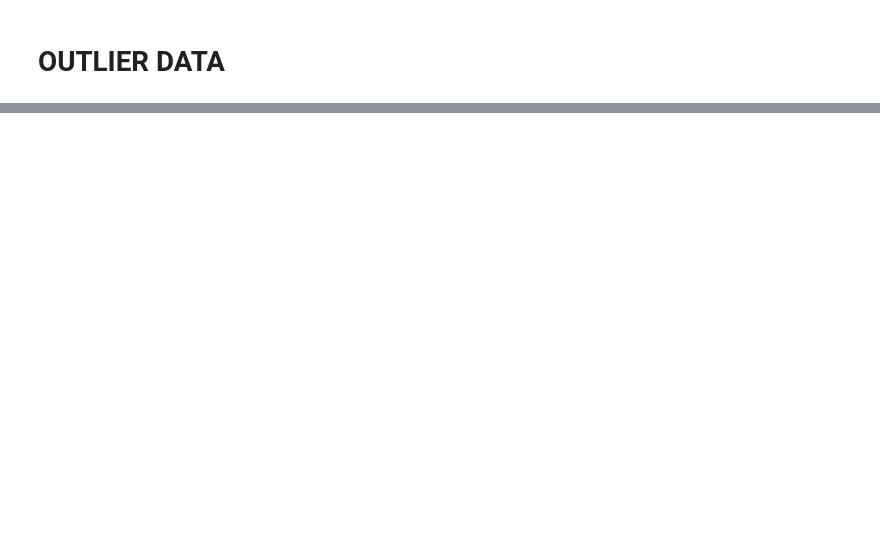
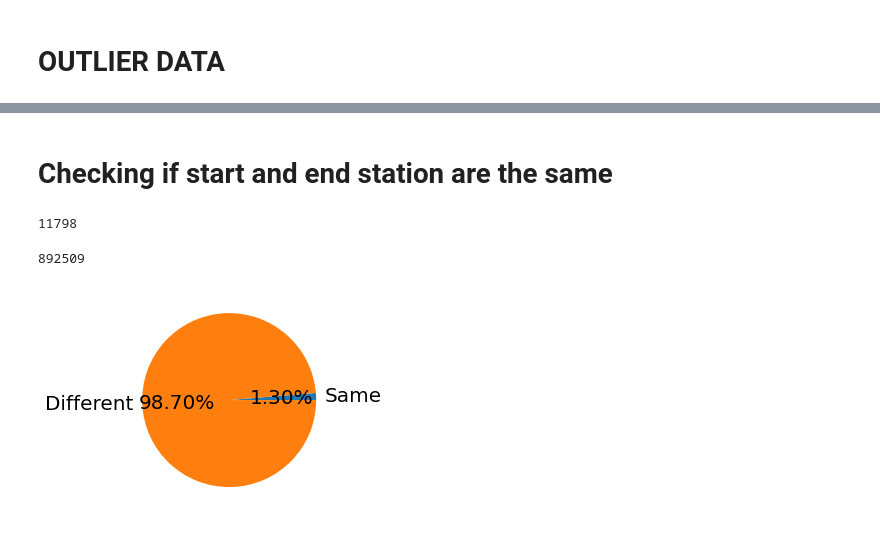
Before and after one commit to Sarang-Pramode/Analyzing_NYC_Citibike, a Jupyter notebook: EDA.ipynb, the cells around one changed output, grey strips where cells are left out. Drawn from its saved outputs; the diff is of its cells as text; code cells hidden in the pictures; blank space fills up the shorter version.

```diff
--- a/EDA.ipynb
+++ b/EDA.ipynb
@@ -154,0 +214,2 @@ tripduration_IQR_outliers
+# %%
+Jan_2019_df = Jan_2019_df.drop(tripduration_IQR_outliers.index)
@@ -155,3 +232,25 @@ tripduration_IQR_outliers
+# %% [markdown]
+# Checking if start and end station are the same
+# %%
+#number of trips that started and ended at same station
+start_end_same = Jan_2019_df[Jan_2019_df['start station name'] == Jan_2019_df['end station name']].shape[0]
+
+#number of trips that started and ended at different station
+start_end_diff = Jan_2019_df.shape[0]-start_end_same
+# %%
+start_end_same
+# %% [output]
+11798
+# %%
+start_end_diff
+# %% [output]
+892509
+# %%
+fig,ax=plt.subplots()
+ax.pie([start_end_same,start_end_diff], labels=['Same', 'Different'], autopct='%1.2f%%',textprops={'fontsize': 20})
+fig.patch.set_facecolor('white')
+# %% [output]
+[figure, added]
 # %%
 #TAKES FAR TOO LONG TO RUN
 
```
Also changed, not shown: parts of 32 cells of this notebook.
